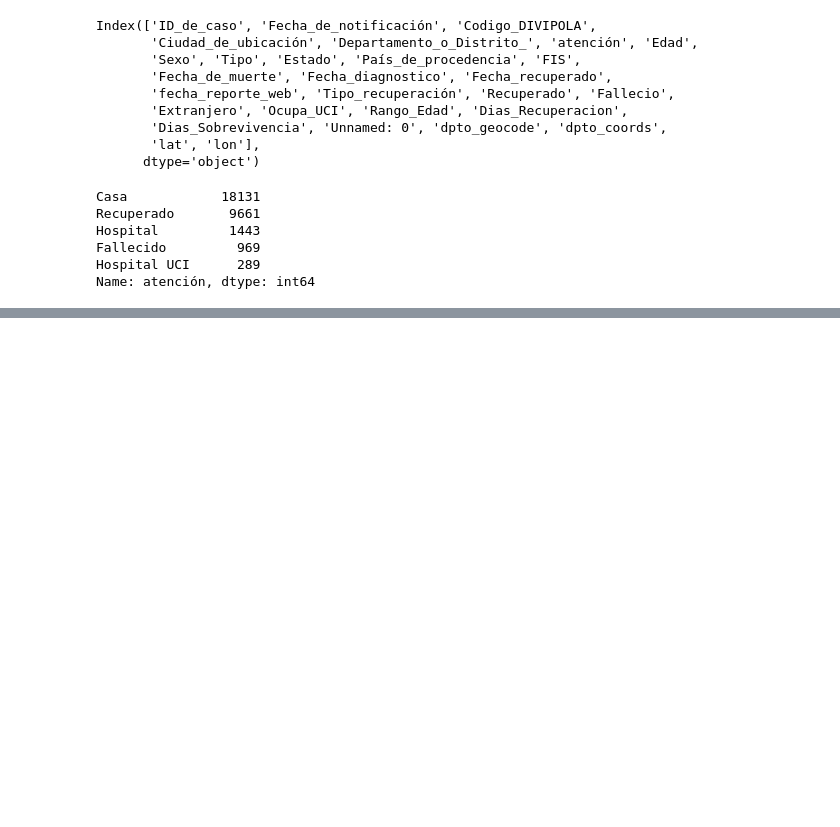
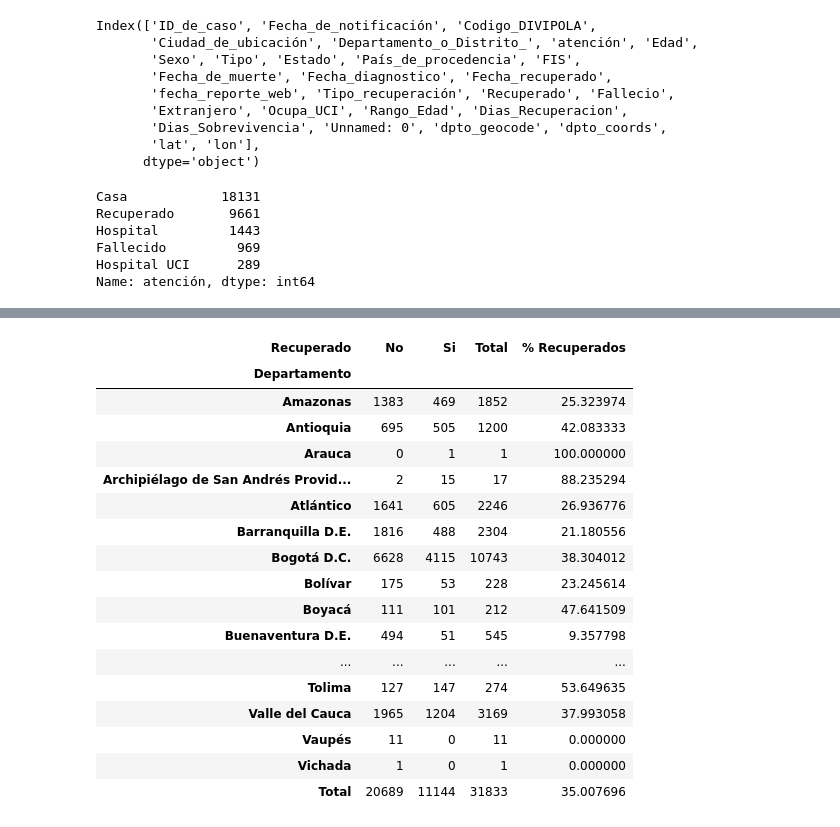
Before and after one commit to hhaydar/covid-col-streamlit, a Jupyter notebook: covid-col-streamlit.ipynb, the cells around one changed output, grey strips where cells are left out. Drawn from its saved outputs; the diff is of its cells as text; code cells hidden in the pictures; blank space fills up the shorter version.

```diff
--- a/covid-col-streamlit.ipynb
+++ b/covid-col-streamlit.ipynb
@@ -175,0 +203,23 @@ fig.show()
+# %%
+df = pd.crosstab(data['Departamento_o_Distrito_'],data['Recuperado'], margins=True, margins_name='Total', rownames=['Departamento'], colnames=['Recuperado'])
+df['% Recuperados'] = (df['Si'] / df['Total']) * 100
+df
+# %% [output]
+| Recuperado | No | Si | Total | % Recuperados |
+| Departamento |  |  |  |  |
+| Amazonas | 1383 | 469 | 1852 | 25.323974 |
+| Antioquia | 695 | 505 | 1200 | 42.083333 |
+| Arauca | 0 | 1 | 1 | 100.000000 |
+| Archipiélago de San Andrés Provid... | 2 | 15 | 17 | 88.235294 |
+| Atlántico | 1641 | 605 | 2246 | 26.936776 |
+| Barranquilla D.E. | 1816 | 488 | 2304 | 21.180556 |
+| Bogotá D.C. | 6628 | 4115 | 10743 | 38.304012 |
+| Bolívar | 175 | 53 | 228 | 23.245614 |
+| Boyacá | 111 | 101 | 212 | 47.641509 |
+| Buenaventura D.E. | 494 | 51 | 545 | 9.357798 |
+| ... | ... | ... | ... | ... |
+| Tolima | 127 | 147 | 274 | 53.649635 |
+| Valle del Cauca | 1965 | 1204 | 3169 | 37.993058 |
+| Vaupés | 11 | 0 | 11 | 0.000000 |
+| Vichada | 1 | 0 | 1 | 0.000000 |
+| Total | 20689 | 11144 | 31833 | 35.007696 |
```
Also changed, not shown: parts of 5 cells of this notebook, 1 other file.
